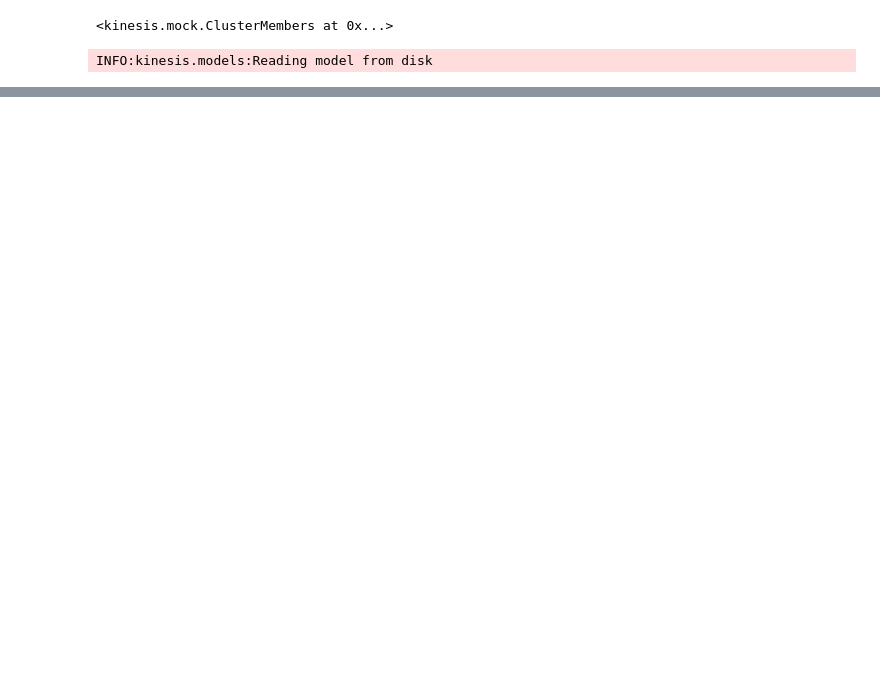
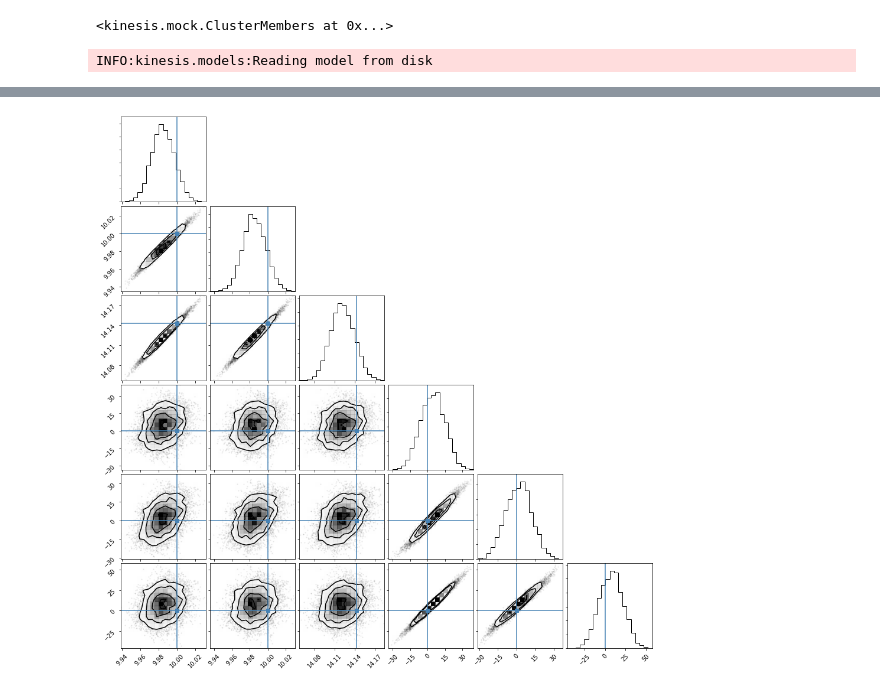
Before and after one commit to smoh/kinesis, a Jupyter notebook: notebooks/fit-grid-clusters.ipynb, the cells around one changed output, grey strips where cells are left out. Cells and saved outputs as stored; diff of their text form; code cells hidden in the pictures; blank space fills up the shorter version.

```diff
--- a/notebooks/fit-grid-clusters.ipynb
+++ b/notebooks/fit-grid-clusters.ipynb
@@ -63,0 +124,5 @@ array([3.99493183e-05, 3.99325871e-05, 3.91479581e-04])
+# %%
+corner(np.concatenate([r['v0'],r['T_param'][:,[0,0,0],[0,1,2]]], axis=1),
+    truths=list(v0)+[0]*3);
+# %% [output]
+[figure, added]
```
Also changed, not shown: parts of 22 cells of this notebook.
